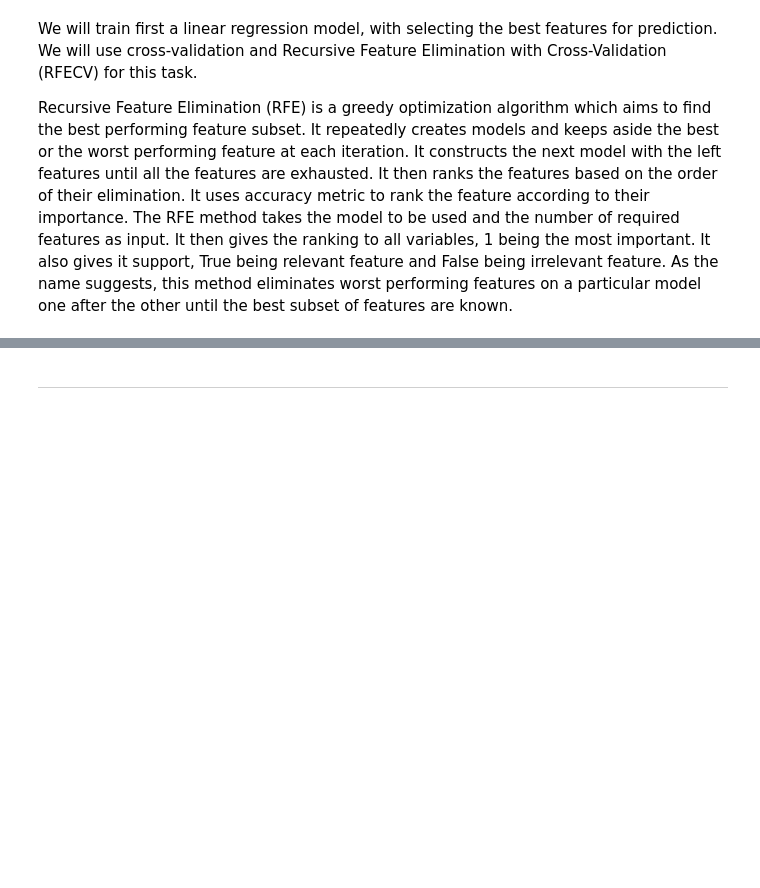
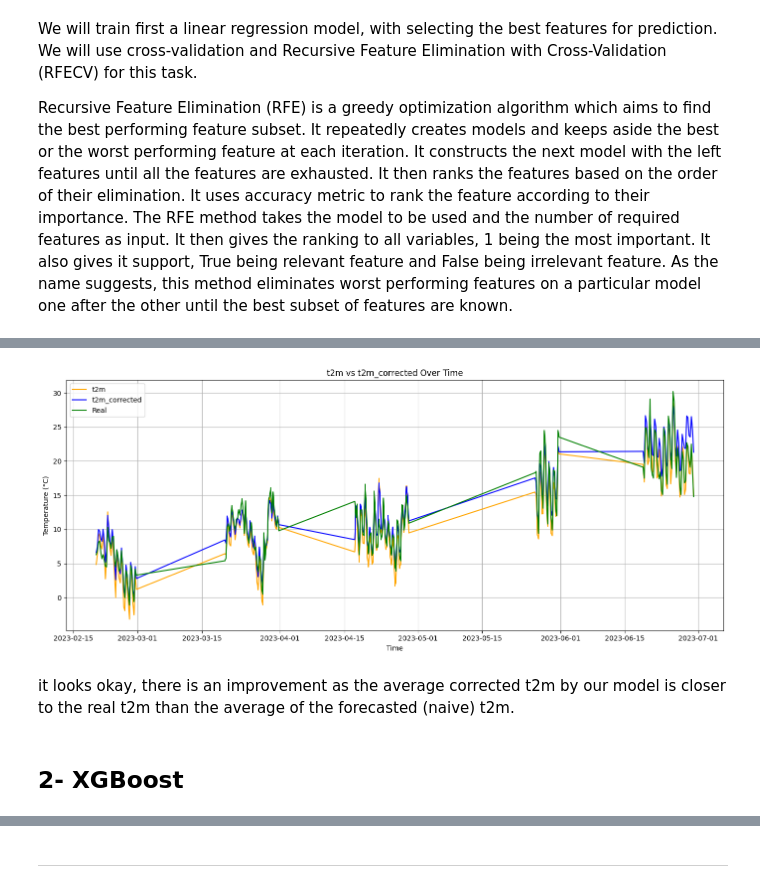
Before and after one commit to k-Refuge/weather-forcasting, a Jupyter notebook: forecasts.ipynb, the cells around one changed output, grey strips where cells are left out. Cells and saved outputs as stored; diff of their text form; code cells hidden in the pictures; blank space fills up the shorter version.

Commit message:
plot for the real , t2m, t2m predicted , train XGBoost

```diff
--- a/forecasts.ipynb
+++ b/forecasts.ipynb
@@ -628,0 +707,9 @@ RMSE with selected features: 2.08
+# %%
+# Only inverse transform the columns that were originally scaled
+numeric_columns = [col for col in val_df_X.columns if col in scaler_X.feature_names_in_]
+val_df_X_copy = val_df_X.copy()
+val_df_X_copy[numeric_columns] = scaler_X.inverse_transform(val_df_X[numeric_columns])
+
+
+
+df = simple_data(val_df_X_copy, y_pred_val_selected, y_val_real)
@@ -628,0 +736,35 @@ RMSE with selected features: 2.08
+# %%
+#plot the predictions
+def plot_columns(df, time_col, col1, col2, col3,label1='Predicted', label2='Forecasted'):
+    """
+    Plot two columns over time from a DataFrame.
+
+    Parameters:
+    df (pd.DataFrame): DataFrame containing the data.
+    time_col (str): Name of the time column.
+    col1 (str): Name of the first column to plot.
+    col2 (str): Name of the second column to plot.
+    label1 (str): Label for the first column.
+    label2 (str): Label for the second column.
+    """
+    import matplotlib.pyplot as plt
+
+    plt.figure(figsize=(14, 6))
+    plt.plot(df[time_col], df[col1], label=label1, color='orange')
+    plt.plot(df[time_col], df[col2], label=label2, color='blue')
+    plt.plot(df[time_col], df[col3], label='Real', color='green')
+    plt.xlabel('Time')
+    plt.ylabel('Temperature (°C)')
+    plt.title(f'{label1} vs {label2} Over Time')
+    plt.legend()
+    plt.grid(True)
+    plt.tight_layout()
+    plt.show()
+# %%
+plot_columns(df, 'time', 't2m_mean', 't2m_corrected_mean', 't2m_real_first', label1='t2m', label2='t2m_corrected')
+# %% [output]
+[figure, added]
+# %% [markdown]
+it looks okay, there is an improvement as the average corrected t2m by our model is closer to the real t2m than the average of the forecasted (naive) t2m.
+# %% [markdown]
+## 2- XGBoost
```
Also changed, not shown: parts of 10 cells of this notebook.
